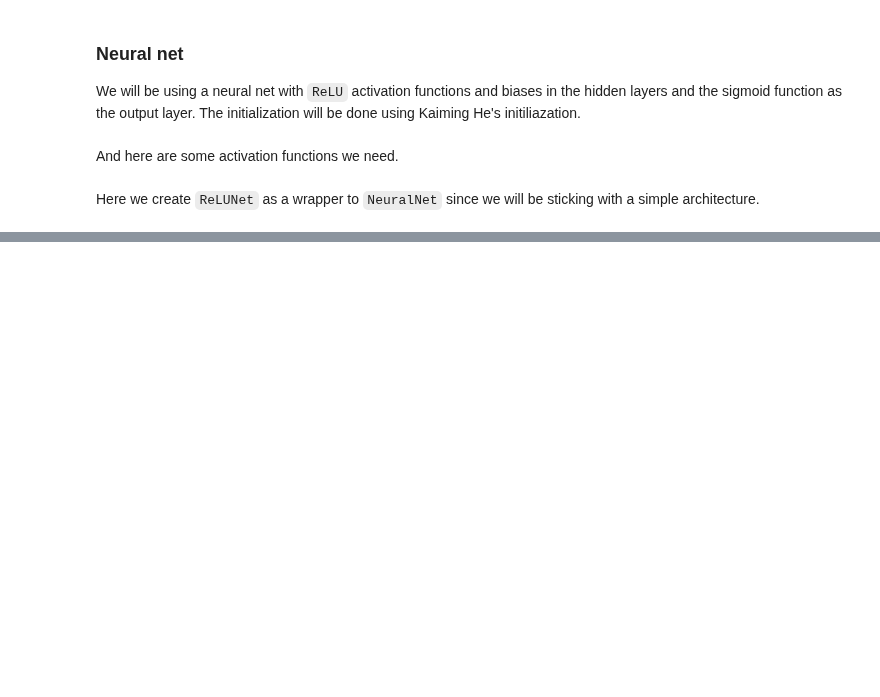
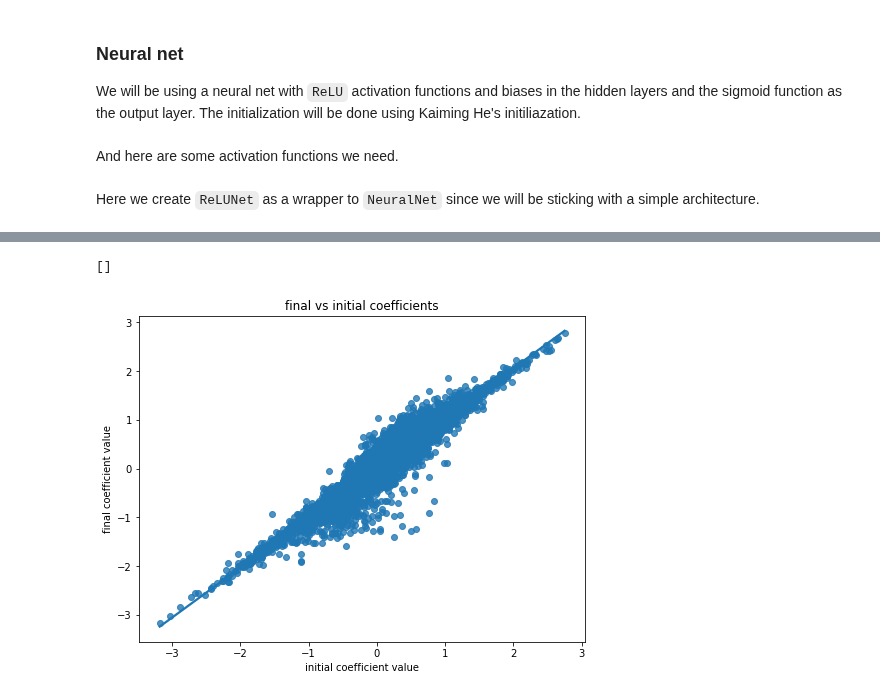
Before and after one commit to kevinnowland/kevinnowland.github.io, a Jupyter notebook: code/_notebooks/howtrainingworks.ipynb, the cells around one changed output, grey strips where cells are left out. Cells and saved outputs as stored; diff of their text form; code cells hidden in the pictures; blank space fills up the shorter version.

```diff
--- a/code/_notebooks/howtrainingworks.ipynb
+++ b/code/_notebooks/howtrainingworks.ipynb
@@ -556,0 +660,12 @@ WARNING:root:NeuralNet.fit(): converged during epoch 867.
+# %%
+fig, ax = plt.subplots(figsize=(8, 6))
+
+sns.regplot(initial_weights, final_weights, ax=ax)
+ax.set_xlabel("initial coefficient value")
+ax.set_ylabel("final coefficient value")
+ax.set_title("final vs initial coefficients")
+
+plt.plot()
+# %% [output]
+[]
+[figure, added]
```
Also changed, not shown: parts of 13 cells of this notebook.
